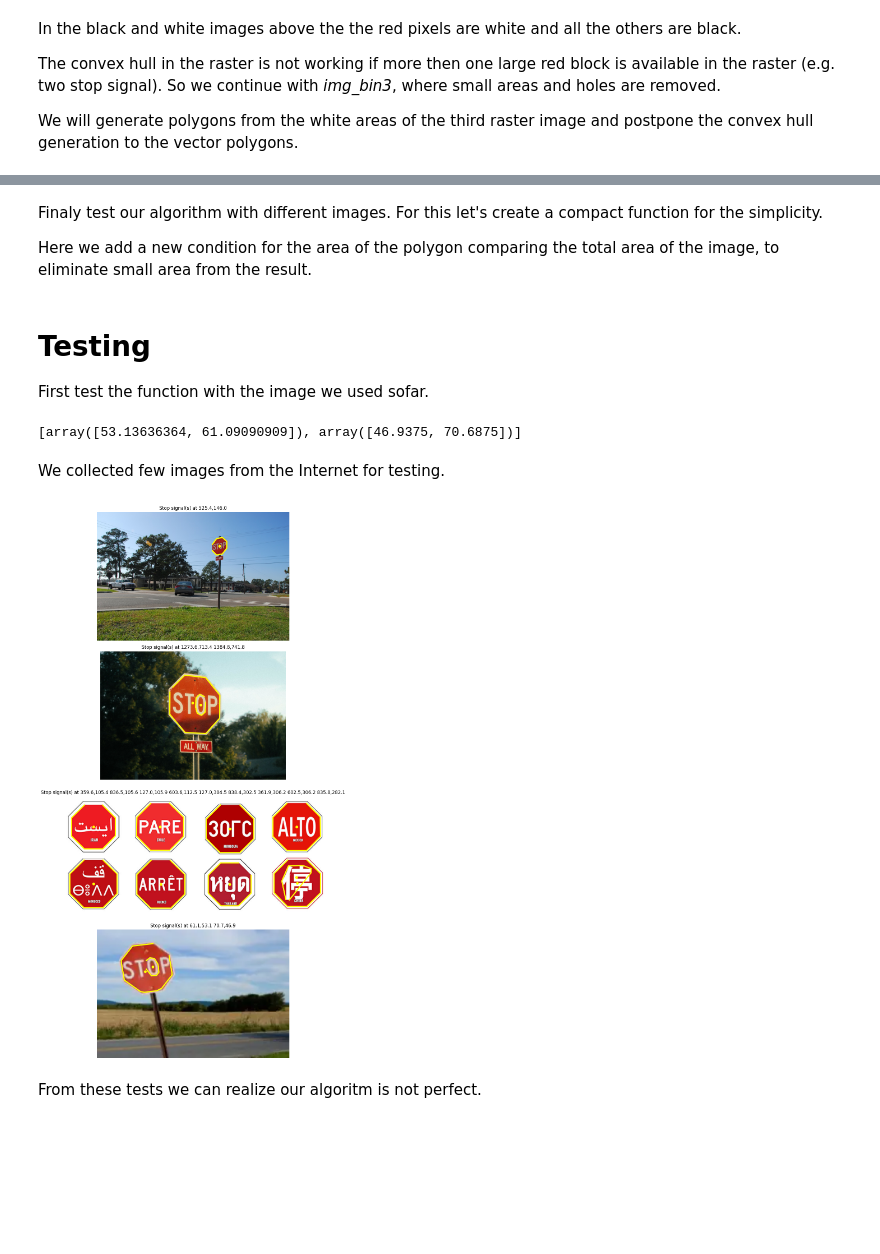
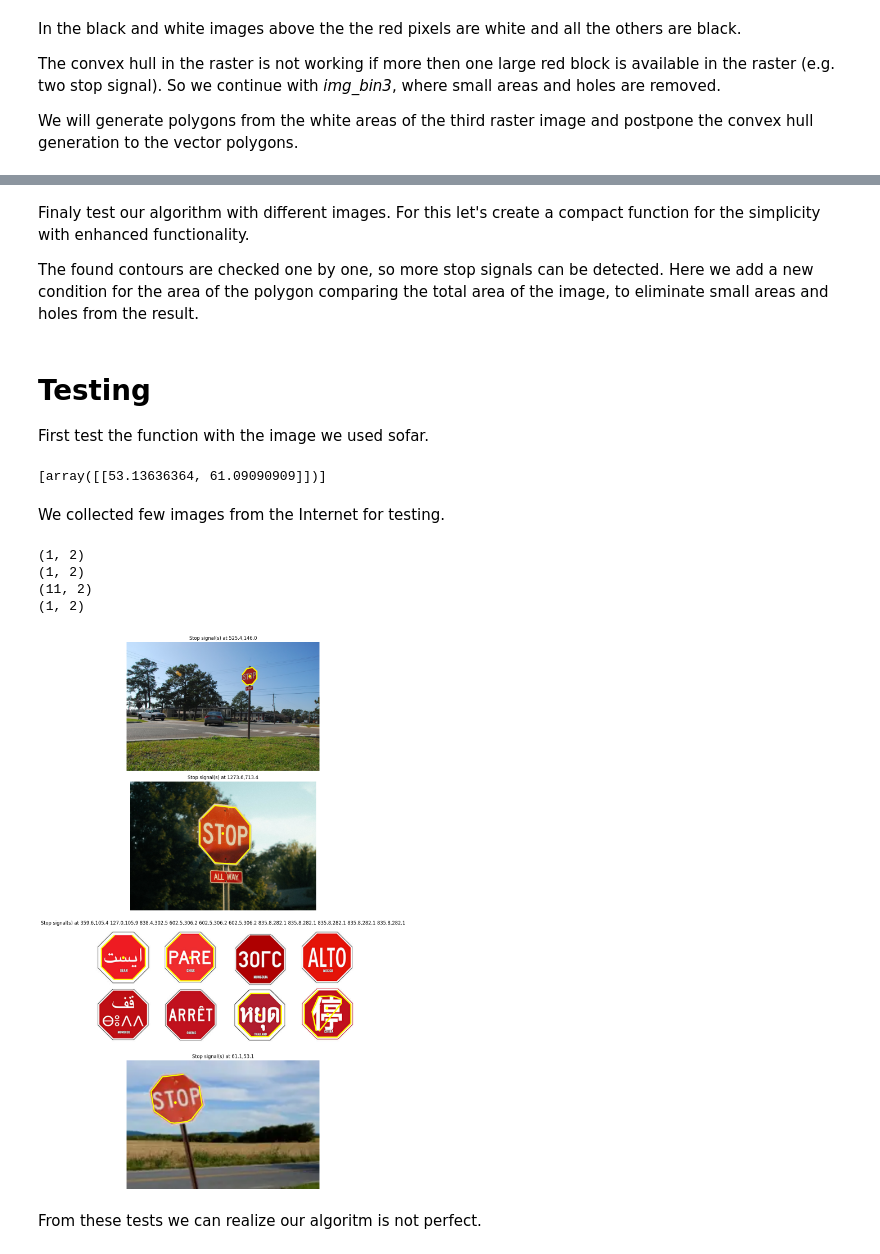
Before and after one commit to OSGeoLabBp/tutorials, a Jupyter notebook: english/img_processing/stop.ipynb, the cells around one changed output, grey strips where cells are left out. Drawn from its saved outputs; the diff is of its cells as text; code cells hidden in the pictures; blank space fills up the shorter version.

Commit message:
handling enclosed polys

```diff
--- a/english/img_processing/stop.ipynb
+++ b/english/img_processing/stop.ipynb
@@ -41,7 +41,7 @@ Blue:  0 - 238
 In the RGB color space we cannot separate many shades of red or other colors. So we convert the RGB image to HSV space to separate different shades of red. Skimage scale HSV values to (0,1) interval.
 # %%
 isize = 100
-h_scale = np.zeros((isize, isize, 3), dtype=img_hsv.dtype)
+h_scale = np.zeros((isize, isize, 3), dtype='float64')
 h = np.arange(0.0, 1.0, 1 / h_scale.shape[1])
 for i in range(isize):
         h_scale[i,:,0] = h
@@ -129,8 +122,9 @@ tuple
 # %% [markdown]
 Finaly test our algorithm with different images.
-For this let's create a compact function for the simplicity.
+For this let's create a compact function for the simplicity with enhanced functionality.
 
-Here we add a new condition for the area of the polygon comparing the total area of the image, to eliminate small area from the result.
+The found contours are checked one by one, so more stop signals can be detected.
+Here we add a new condition for the area of the polygon comparing the total area of the image, to eliminate small areas and holes from the result.
 # %%
 def area(poly):
     """ calculate area of the polygon given as numpy array or list
@@ -158,6 +152,7 @@ def stop_signs(img, area_limit=0.005):
     cnts = skimage.measure.find_contours(img_bin)
     res = []
     resp = []
+    areas = []
     for contour in cnts:
         appr = skimage.measure.approximate_polygon(contour, tolerance=area_limit*max(img.shape))  # smooth border
         try:
@@ -170,9 +165,25 @@ def stop_signs(img, area_limit=0.005):
             contour_peri = perimeter(xy)
             a_p = sqrt(contour_area) / contour_peri     # shape parameter
             if contour_area / total_area > area_limit or \
-               0.26 < a_p < 0.30: #    # skip small or narrow areas
-                res.append(np.mean(xy, axis=0))    # weight point of poly
-                resp.append(xy)
+                0.26 < a_p < 0.30: #    # skip small or narrow areas
+                c = np.mean(xy, axis=0).reshape(1,2)
+                if len(res) == 0:
+                    res.append(c)    # weight point of poly
+                    resp.append(xy)
+                    areas.append(contour_area)
+                else:
+                    # check if actual contour is inside a found one
+                    for i, cent in enumerate(res):
+                        if areas[i] > contour_area:
+                            if not skimage.measure.points_in_poly(c, resp[i])[0]:
+                                res.append(c)    # weight point of poly
+                                resp.append(xy)
+                                areas.append(contour_area)
+                        else:
+                            if skimage.measure.points_in_poly(res[i], xy)[0]:
+                                res[i] = c
+                                resp[i] = xy
+                                areas[i] = contour_area
     return res, resp
 # %% [markdown]
 # Testing
@@ -181,31 +192,35 @@ First test the function with the image we used sofar.
 # %%
 stop_signs(img)[0]
 # %% [output]
-[array([53.13636364, 61.09090909]), array([46.9375, 70.6875])]
+[array([[53.13636364, 61.09090909]])]
 # %% [markdown]
 We collected few images from the Internet for testing.
 # %%
 img_paths = ['https://media.defense.gov/2009/Dec/08/2000417879/825/780/0/091207-F-5660L-009.JPG',
             'https://i0.wp.com/the-peak.ca/wp-content/uploads/2023/10/wgog2-scaled.jpg?fit=2560%2C1779&ssl=1',
             'https://www.frontsigns.com/wp-content/uploads/2018/06/Stop-traffic-signs.jpg',
              'https://cdn.powa.com/baderscott.com/images/wp-content/uploads/2020/06/atlanta-ga-car-accident-lawyer-running-a-stop-signal-300x200-245-critical-desktop.jpg.webp']
 fig, ax = plt.subplots(nrows=len(img_paths), figsize=(10, 20))
 for i, img_path in enumerate(img_paths):
     im = skimage.io.imread(img_path)
     ax[i].imshow(im)
     ax[i].axis('off')
     signs, polys = stop_signs(im)
-    s = np.array(signs)
+    s = np.array(signs).reshape(-1,2)
     ax[i].plot(s[:,1], s[:,0], 'o', c="yellow")
     title = "Stop signal(s) at"
     for sign in signs:
-        title += f" {sign[1]:.1f},{sign[0]:.1f}"
+        title += f" {sign[0,1]:.1f},{sign[0,0]:.1f}"
     for poly in polys:
         ax[i].plot(poly[:,1], poly[:,0], c="yellow", linewidth=3)
     ax[i].set_title(title)
 plt.tight_layout(w_pad=3)
 # %% [output]
+(1, 2)
+(1, 2)
+(11, 2)
+(1, 2)
-[figure, old version]
+[figure, new version]
 # %% [markdown]
 From these tests we can realize our algoritm is not perfect.
 # %% [markdown]
```
Also changed, not shown: parts of 2 cells of this notebook.
